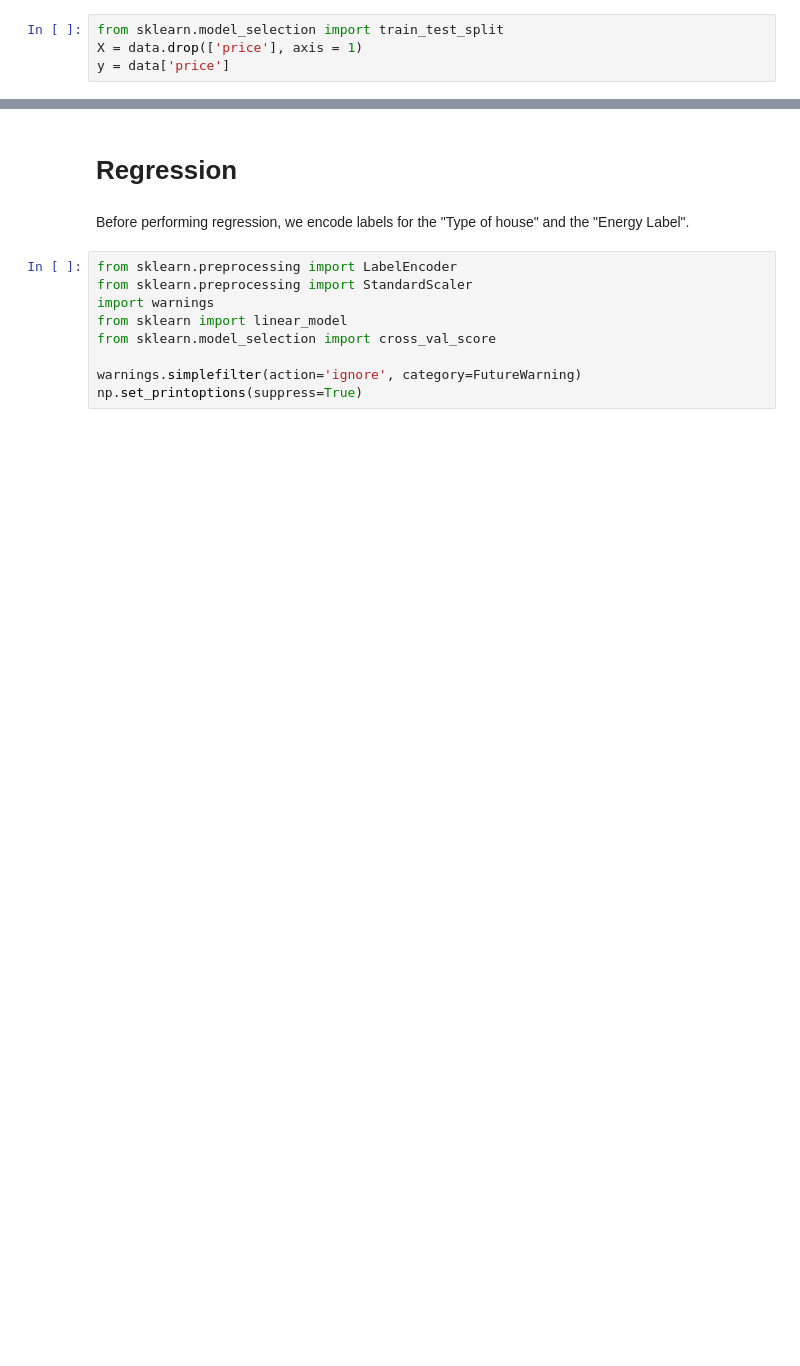
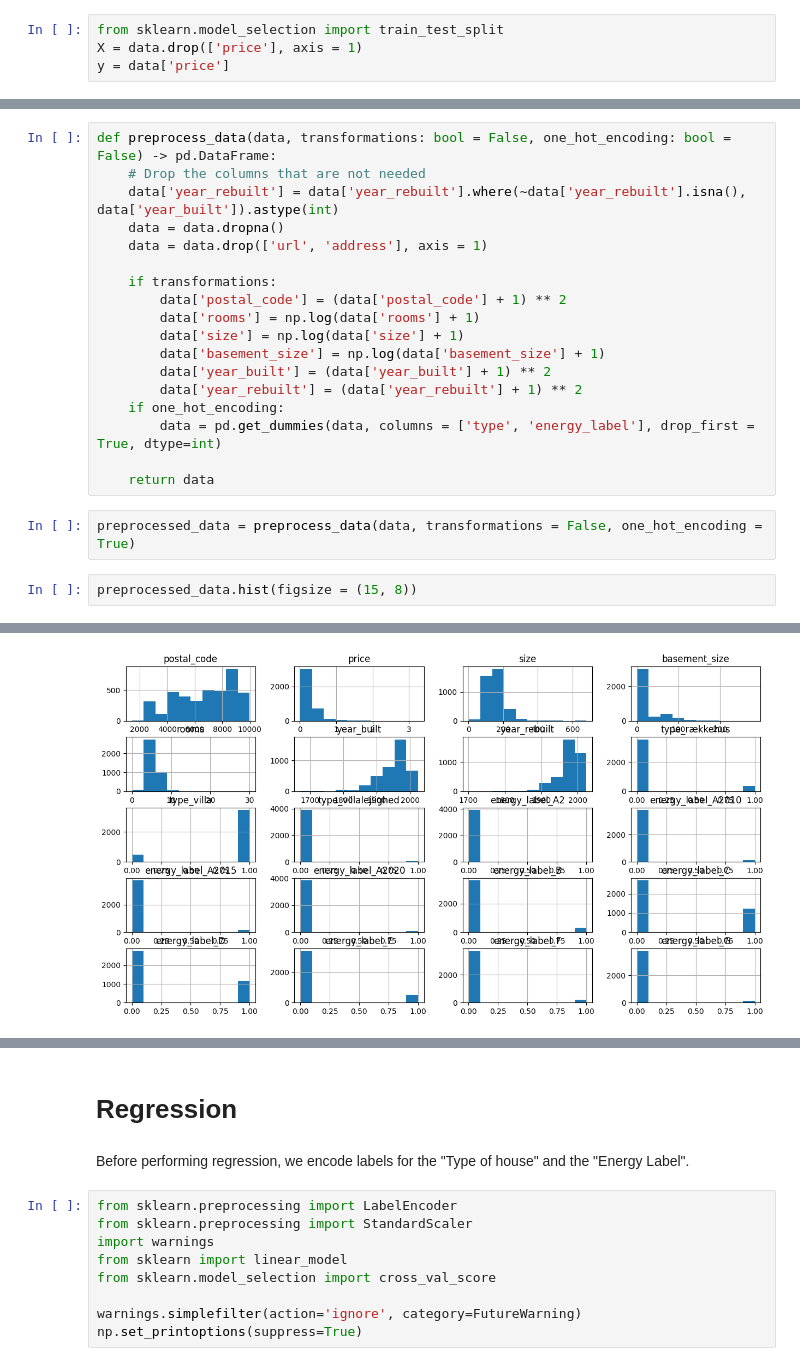
Before and after one commit to besplago/thesis-house-price-estimation, a Jupyter notebook: house_price_regression.ipynb, the cells around one changed output, grey strips where cells are left out. Drawn from its saved outputs; the diff is of its cells as text; blank space fills up the shorter version.

```diff
--- a/house_price_regression.ipynb
+++ b/house_price_regression.ipynb
@@ -17,0 +71,23 @@ y = data['price']
+# %%
+def preprocess_data(data, transformations: bool = False, one_hot_encoding: bool = False) -> pd.DataFrame:
+    # Drop the columns that are not needed
+    data['year_rebuilt'] = data['year_rebuilt'].where(~data['year_rebuilt'].isna(), data['year_built']).astype(int)
+    data = data.dropna()
+    data = data.drop(['url', 'address'], axis = 1)
+
+    if transformations:
+        data['postal_code'] = (data['postal_code'] + 1) ** 2
+        data['rooms'] = np.log(data['rooms'] + 1)
+        data['size'] = np.log(data['size'] + 1)
+        data['basement_size'] = np.log(data['basement_size'] + 1)
+        data['year_built'] = (data['year_built'] + 1) ** 2
+        data['year_rebuilt'] = (data['year_rebuilt'] + 1) ** 2
+    if one_hot_encoding:
+        data = pd.get_dummies(data, columns = ['type', 'energy_label'], drop_first = True, dtype=int)
+
+    return data
+# %%
+preprocessed_data = preprocess_data(data, transformations = False, one_hot_encoding = True)
+# %%
+preprocessed_data.hist(figsize = (15, 8))
+# %% [output]
@@ -17,0 +114 @@ y = data['price']
+[figure, added]
```
Also changed, not shown: parts of 18 cells of this notebook.
